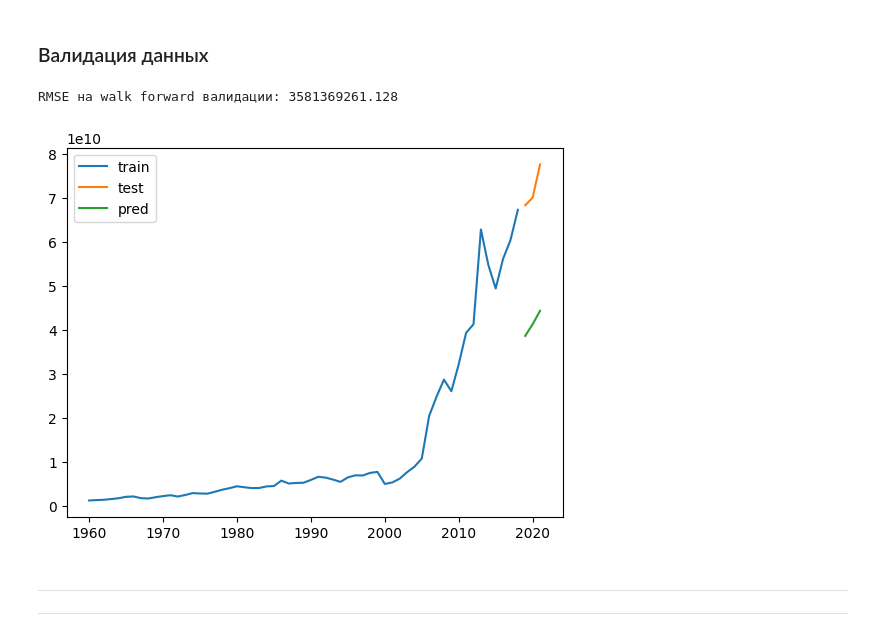
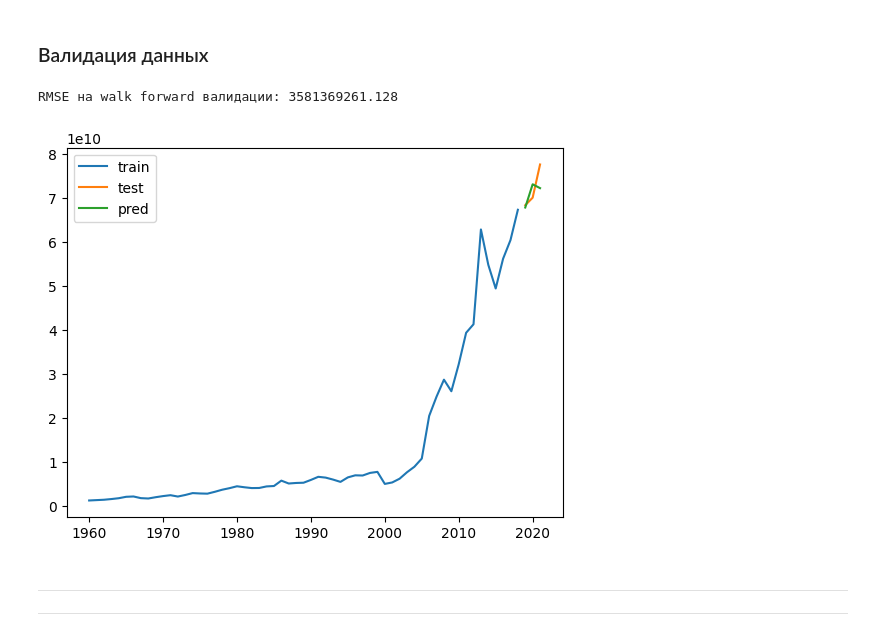
Before and after one commit to hotdonkey/data_science, a Jupyter notebook: Project_7/Project_7.ipynb, the cells around one changed output. Cells and saved outputs as stored; diff of their text form; code cells hidden in the pictures.

```diff
--- a/Project_7/Project_7.ipynb
+++ b/Project_7/Project_7.ipynb
@@ -574,34 +566,36 @@ plt.show()
 # %%
 # Задададим параметры модели ARIMA найденные на этапе использования autoarima
 p, d, q = 1, 2, 3
 
 train_data = train_df['GDP (current US$)']
 test_data = test_df['GDP (current US$)']
 
 predictions = []
 
 for t in range(len(test_data)):
     model = ARIMA(train_data, order=(p, d, q))
     model_fit = model.fit()
 
     y_pred = model_fit.forecast()[0]
 
     predictions.append(y_pred)
 
     train_data = np.append(train_data, test_data[t])
 
 
 rmse = np.sqrt(mean_squared_error(test_data, predictions)).round(3)
 print(f'RMSE на walk forward валидации: {rmse}')
 
+predict_df = pd.DataFrame(predictions, index=test_data.index)
+
 plt.plot(train_df['GDP (current US$)'], label='train')
 plt.plot(test_df['GDP (current US$)'], label='test')
-plt.plot(pred, label='pred')
+plt.plot(predict_df, label='pred')
 plt.legend()
 plt.show()
 # %% [output]
 RMSE на walk forward валидации: 3581369261.128
-[figure, old version]
+[figure, new version]
 # %% [markdown]
 ---
 ___
```
Also changed, not shown: parts of 8 cells of this notebook, 1 other file.
